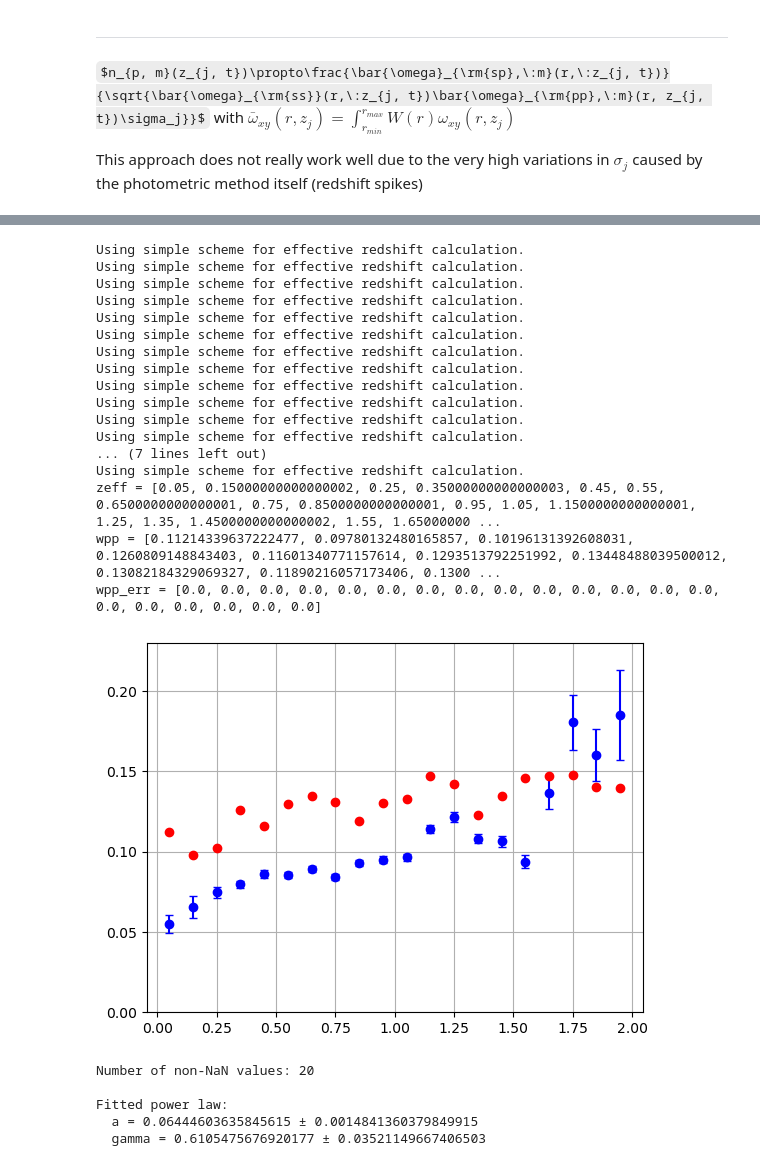
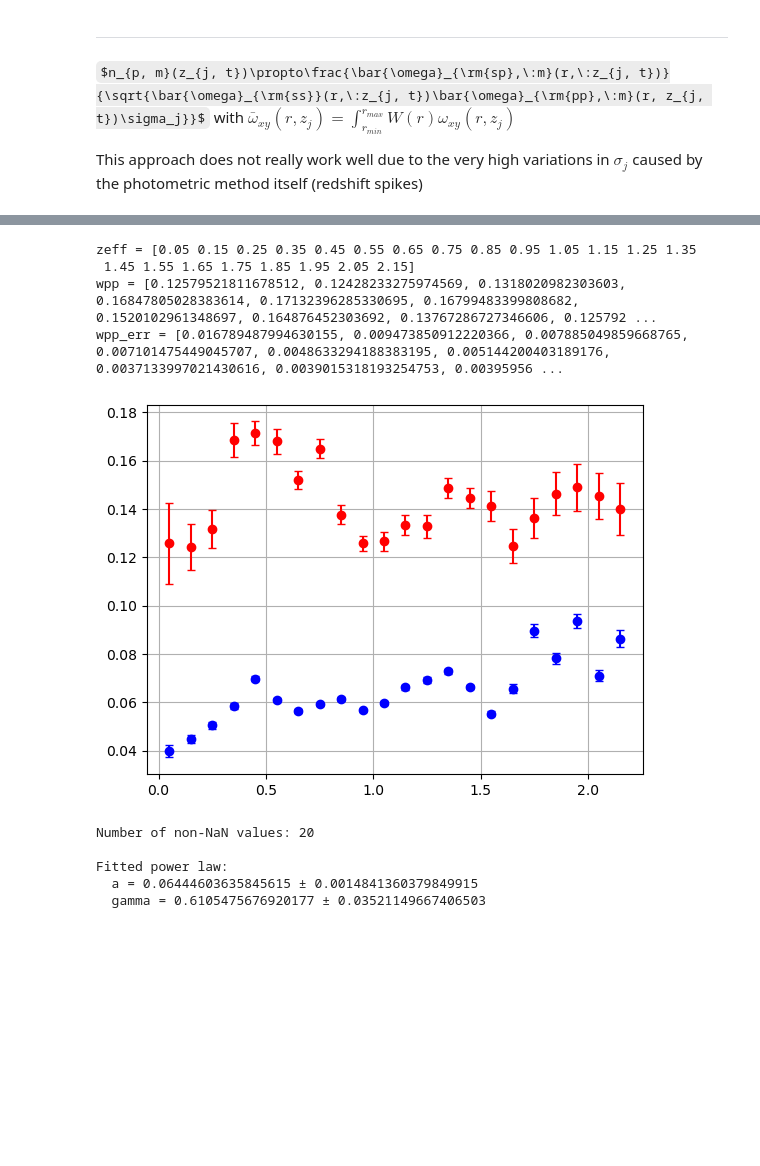
Before and after one commit to JeanCHDJdev/desi-y3-hsc, a Jupyter notebook: src/statistics/photoz_bias.ipynb, the cells around one changed output, grey strips where cells are left out. Drawn from its saved outputs; the diff is of its cells as text; code cells hidden in the pictures; some formulas as TeX source; blank space fills up the shorter version.

Commit message:
sgp bugfixing, re-evaluating bias with full correction

```diff
--- a/src/statistics/photoz_bias.ipynb
+++ b/src/statistics/photoz_bias.ipynb
@@ -228,48 +245,45 @@ Text(0, 0.5, 'Number density')
+# %%
+integ_nz = []
+integ_nz_err = []
+dz = vals_z_photo[1] - vals_z_photo[0]
+for i in range(len(vals_z_photo)):
+    mean, uncertainty = sgp.suppress_nz(
+        zval=vals_z_spectro,
+        gp_n=nz[i],
+        gp_sigma=nz_err[i]
+    )
+    integ_nz.append(wdm_phot[i] * dz / np.trapz(np.multiply(np.array(mean)**2, wdm), x=vals_z_spectro))
+    integ_nz_err.append(0)
 # %%
 importlib.reload(inference)
 importlib.reload(comb)
 wpp = []
 wpp_err = []
-zeff = []
-for i in range(1, len(stds)+1):
+
+for i in range(1, len(vals_z_photo)+1):
     ## now let's get the wpp measurements to get the full correction
     wpp_meas, wpp_err_meas, _ = inference.wpp(
             path=path_dictionary['HSC'],
             scale_cuts=[.2, 3],
             bin_index=i,
         )
     wpp_err.append(wpp_err_meas)
     wpp.append(wpp_meas)
-    zeff.append(cf.get_zeff(zlow=(i-1)*0.1, zhigh=i*0.1, type='HSC', scheme='simple'))
-print(f'zeff = {zeff}')
+print(f'zeff = {vals_z_photo}')
 print(f'wpp = {wpp}')
 print(f'wpp_err = {wpp_err}')
-errs = comb.combine_error_bars_mult(wpp, wpp_err, stds, stds_err)
-vals = np.sqrt(np.array(wpp)*np.array(stds))
-#plt.plot(means, np.sqrt(np.array(wpp)*np.array(stds)), label='wpp')
-plt.errorbar(zeff, vals, errs, label='correction', capsize=3, fmt='o', color='blue')
-plt.errorbar(zeff, wpp, wpp_err, label='wpp', capsize=3, fmt='o', color='red')
-plt.ylim(0, 0.23)
+errs = comb.combine_error_bars_mult(wpp, wpp_err, integ_nz, integ_nz_err)
+vals = np.sqrt(np.array(wpp)*(np.array(integ_nz)))
+plt.errorbar(vals_z_photo, vals, errs, label='correction', capsize=3, fmt='o', color='blue')
+plt.errorbar(vals_z_photo, wpp, wpp_err, label='wpp', capsize=3, fmt='o', color='red')
+#plt.ylim(0, 0.23)
 plt.grid()
 # %% [output]
-Using simple scheme for effective redshift calculation.
-Using simple scheme for effective redshift calculation.
-Using simple scheme for effective redshift calculation.
-Using simple scheme for effective redshift calculation.
-Using simple scheme for effective redshift calculation.
-Using simple scheme for effective redshift calculation.
-Using simple scheme for effective redshift calculation.
-Using simple scheme for effective redshift calculation.
-Using simple scheme for effective redshift calculation.
-Using simple scheme for effective redshift calculation.
-Using simple scheme for effective redshift calculation.
-Using simple scheme for effective redshift calculation.
-... (7 lines left out)
-Using simple scheme for effective redshift calculation.
-zeff = [0.05, 0.15000000000000002, 0.25, 0.35000000000000003, 0.45, 0.55, 0.6500000000000001, 0.75, 0.8500000000000001, 0.95, 1.05, 1.1500000000000001, 1.25, 1.35, 1.4500000000000002, 1.55, 1.65000000 ...
-wpp = [0.11214339637222477, 0.09780132480165857, 0.10196131392608031, 0.1260809148843403, 0.11601340771157614, 0.1293513792251992, 0.13448488039500012, 0.13082184329069327, 0.11890216057173406, 0.1300 ...
-wpp_err = [0.0, 0.0, 0.0, 0.0, 0.0, 0.0, 0.0, 0.0, 0.0, 0.0, 0.0, 0.0, 0.0, 0.0, 0.0, 0.0, 0.0, 0.0, 0.0, 0.0]
+zeff = [0.05 0.15 0.25 0.35 0.45 0.55 0.65 0.75 0.85 0.95 1.05 1.15 1.25 1.35
+ 1.45 1.55 1.65 1.75 1.85 1.95 2.05 2.15]
+wpp = [0.12579521811678512, 0.12428233275974569, 0.1318020982303603, 0.16847805028383614, 0.17132396285330695, 0.16799483399808682, 0.1520102961348697, 0.164876452303692, 0.13767286727346606, 0.125792 ...
+wpp_err = [0.016789487994630155, 0.009473850912220366, 0.007885049859668765, 0.007101475449045707, 0.0048633294188383195, 0.005144200403189176, 0.0037133997021430616, 0.0039015318193254753, 0.00395956 ...
-[figure, old version]
+[figure, new version]
 # %%
 from scipy.optimize import curve_fit
 
```
Also changed, not shown: parts of 3 cells of this notebook, 2 other files.
